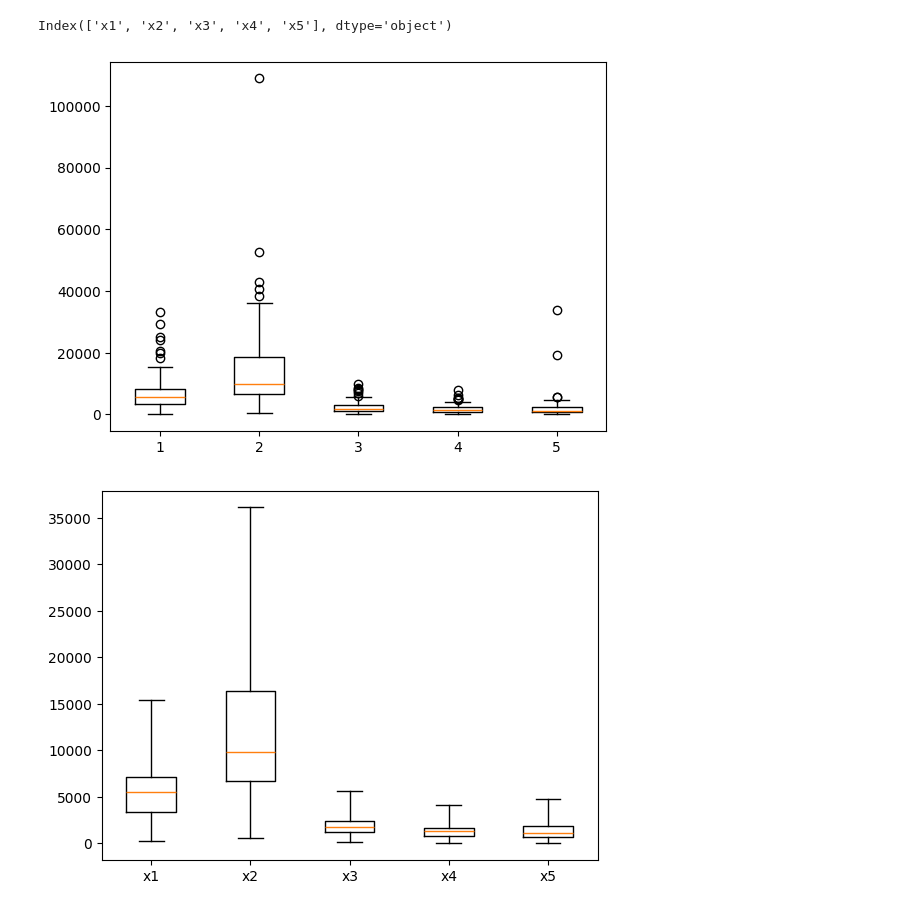
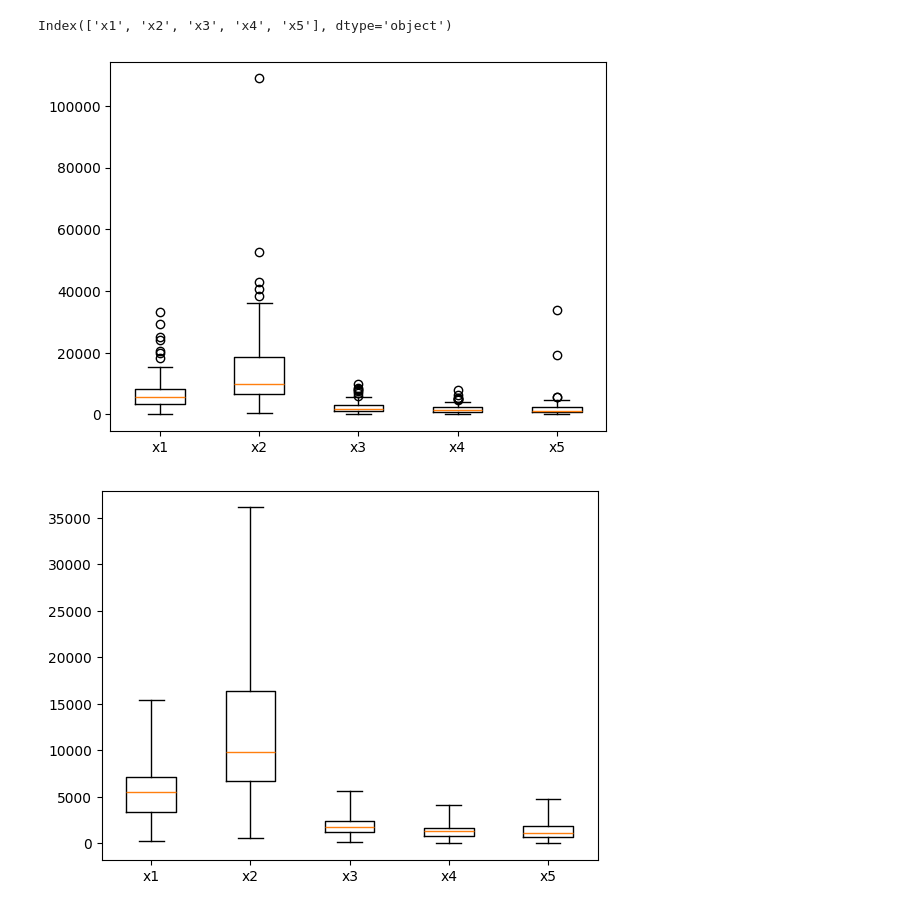
Before and after one commit to Jrol123/Big_data, a Jupyter notebook: examples/lab4/main.ipynb, the cells around one changed output. Drawn from its saved outputs; the diff is of its cells as text; code cells hidden in the pictures.

```diff
--- a/examples/lab4/main.ipynb
+++ b/examples/lab4/main.ipynb
@@ -171,11 +171,15 @@ Index(['x1', 'x2', 'x3', 'x4', 'x5'], dtype='object')
 features = df.columns[1: 6]
 # ['x1', 'x2', 'x3', 'x4', 'x5']
 # %%
+# plt.boxplot(df[features].values, whis=(0, 100))
 plt.boxplot(df[features].values)
 
+# Добавление меток осей x
+plt.xticks(range(1, len(features) + 1), features)
+
 plt.show()
 # %% [output]
-[figure, old version]
+[figure, new version]
 # %%
 def get_whiskers(dataframe: pd.DataFrame, feature: str):
     # Визуализация данных выбросами
```
Also changed, not shown: parts of 2 cells of this notebook.
